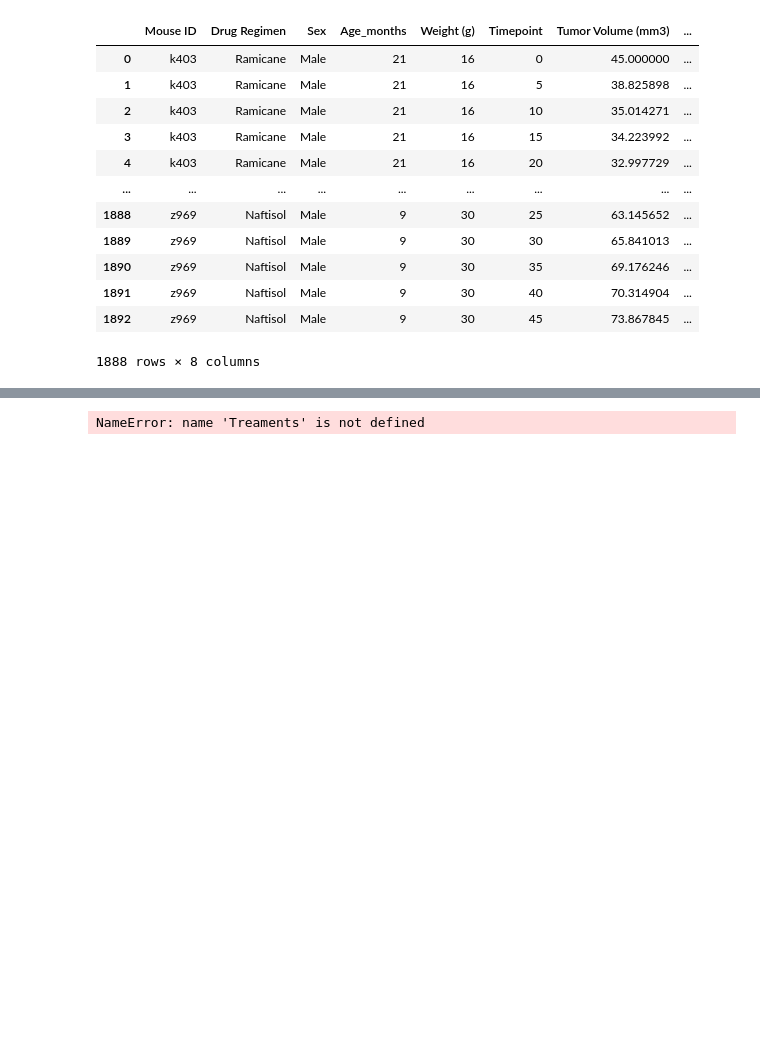
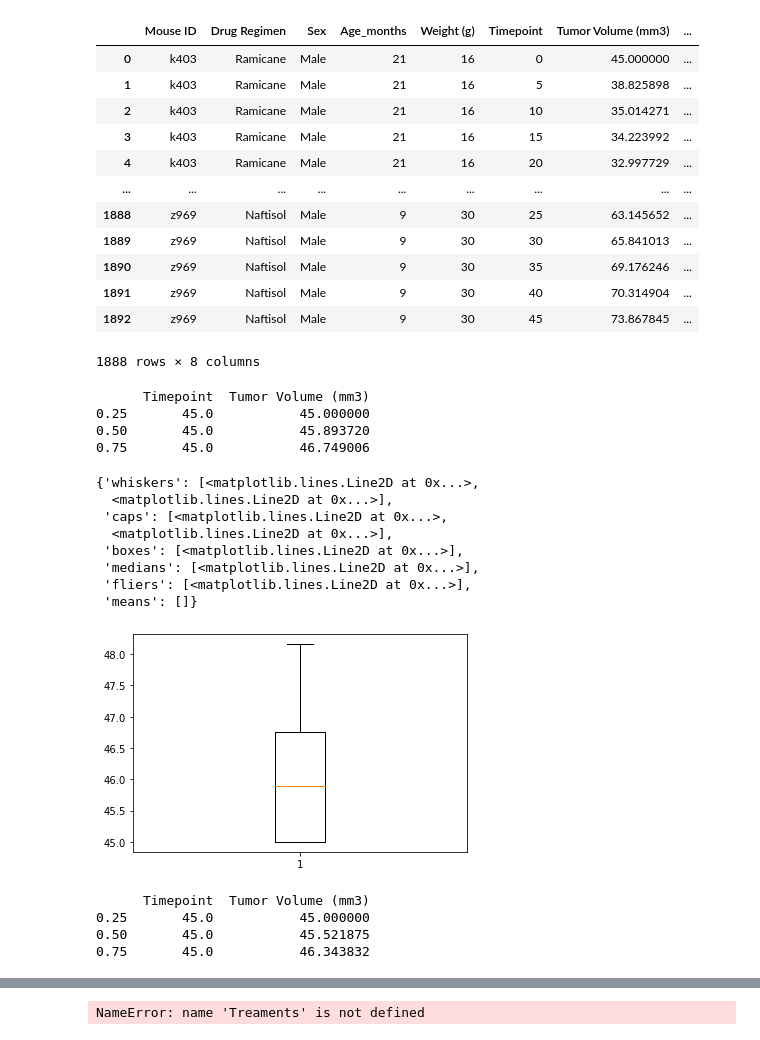
Before and after one commit to cdturner618/Matplotlib-Challenge, a Jupyter notebook: Pymaceuticals/pymaceuticals_starter.ipynb, the cells around one changed output, grey strips where cells are left out. Cells and saved outputs as stored; diff of their text form; code cells hidden in the pictures; blank space fills up the shorter version.

Commit message:
created 4 sepereate box plots

```diff
--- a/Pymaceuticals/pymaceuticals_starter.ipynb
+++ b/Pymaceuticals/pymaceuticals_starter.ipynb
@@ -306,9 +306,49 @@ Time=clean_house[["Mouse ID","Timepoint","Tumor Volume (mm3)","Drug Regimen"]]
 Point=Time.groupby("Mouse ID").max()
 Time_Point=pd.DataFrame(Point)
 Time_Point["Drug Regimen"].unique()
+Time_Point=Time_Point.reset_index(drop=False)
+
 Capomulin=Time_Point.loc[Time_Point["Drug Regimen"]=="Capomulin"]
 Ramicane=Time_Point.loc[Time_Point["Drug Regimen"]=="Ramicane"]
 Infubinol=Time_Point.loc[Time_Point["Drug Regimen"]=="Infubinol"]
 Ceftamin=Time_Point.loc[Time_Point["Drug Regimen"]=="Ceftamin"]
 
 # Merge this group df with the original dataframe to get the tumor volume at the last timepoint
+# %%
+# Calculate the IQR and quantitatively determine if there are any potential outliers.
+quartiles = Capomulin.quantile([.25,.5,.75])
+print(quartiles)
+# lowerq = quartiles[0.25]
+# upperq = quartiles[0.75]
+# iqr = upperq-lowerq
+# print(iqr)
+# %% [output]
+      Timepoint  Tumor Volume (mm3)
+0.25       45.0           45.000000
+0.50       45.0           45.893720
+0.75       45.0           46.749006
+# %%
+plt.boxplot(Capomulin["Tumor Volume (mm3)"])
+# %% [output]
+{'whiskers': [<matplotlib.lines.Line2D at 0x...>,
+  <matplotlib.lines.Line2D at 0x...>],
+ 'caps': [<matplotlib.lines.Line2D at 0x...>,
+  <matplotlib.lines.Line2D at 0x...>],
+ 'boxes': [<matplotlib.lines.Line2D at 0x...>],
+ 'medians': [<matplotlib.lines.Line2D at 0x...>],
+ 'fliers': [<matplotlib.lines.Line2D at 0x...>],
+ 'means': []}
+[figure, added]
+# %%
+# Calculate the IQR and quantitatively determine if there are any potential outliers.
+quartiles = Ramicane.quantile([.25,.5,.75])
+print(quartiles)
+# lowerq = quartiles[0.25]
+# upperq = quartiles[0.75]
+# iqr = upperq-lowerq
+#print(iqr)
+# %% [output]
+      Timepoint  Tumor Volume (mm3)
+0.25       45.0           45.000000
+0.50       45.0           45.521875
+0.75       45.0           46.343832
```
Also changed, not shown: parts of 6 cells of this notebook.
